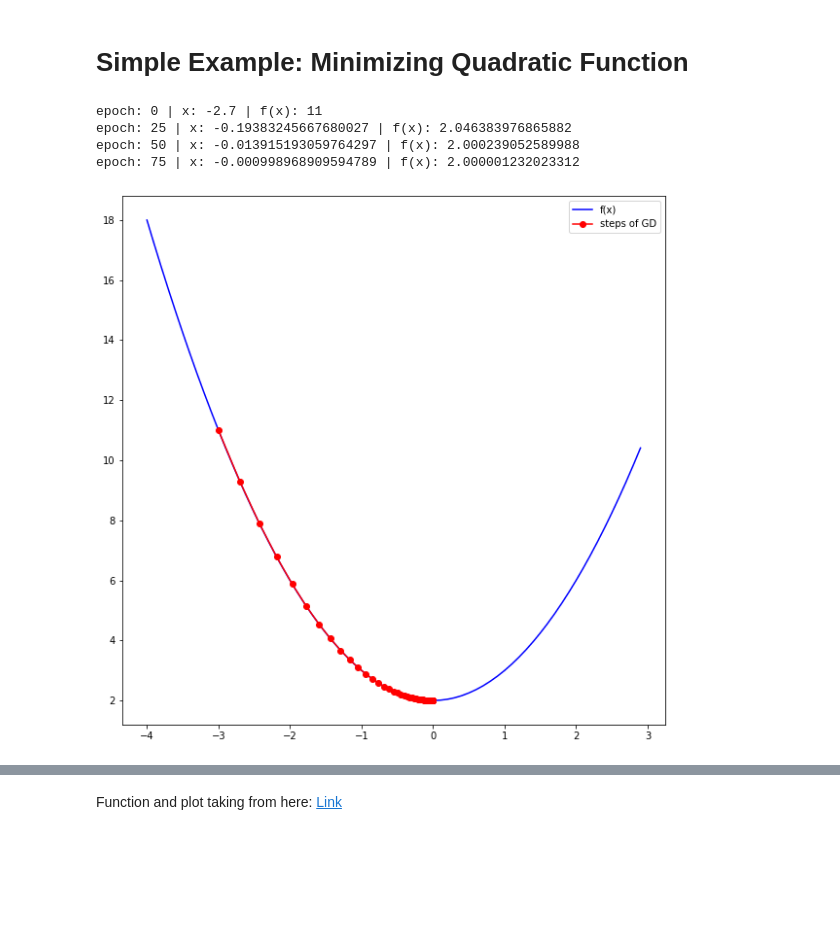
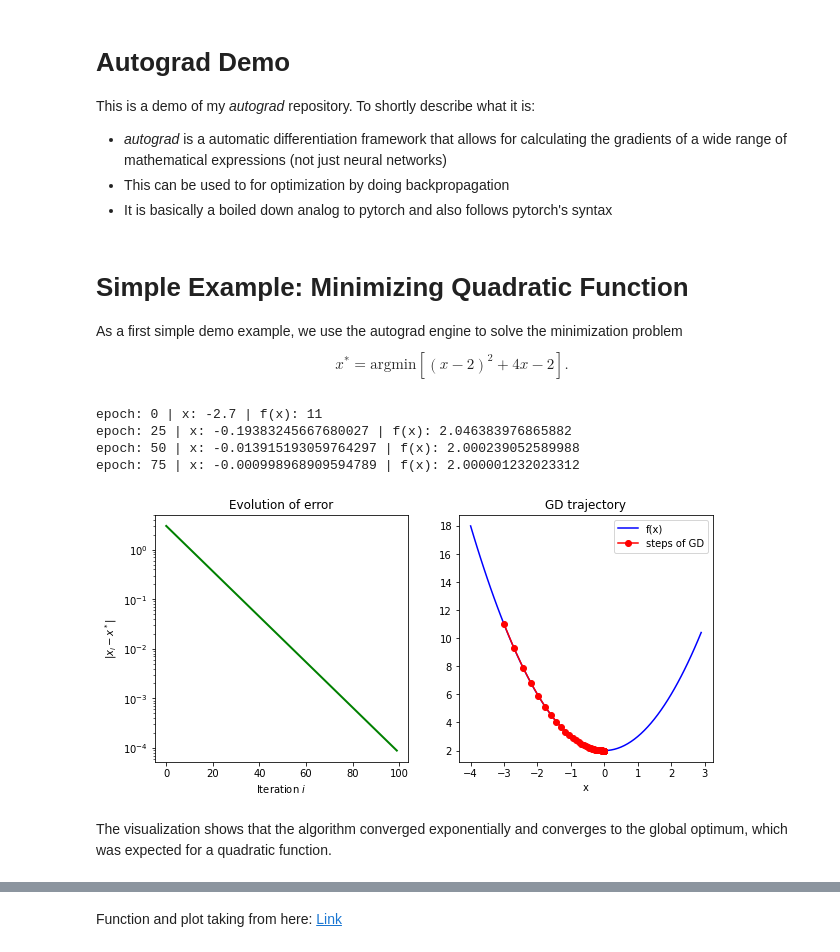
Before and after one commit to vbjan/autogradengine, a Jupyter notebook: demo.ipynb, the cells around one changed output, grey strips where cells are left out. Drawn from its saved outputs; the diff is of its cells as text; code cells hidden in the pictures; blank space fills up the shorter version.

Commit message:
Restructuring as a package and polishing demo.

```diff
--- a/demo.ipynb
+++ b/demo.ipynb
@@ -13,0 +1,6 @@ plt.rcParams["figure.figsize"] = (10,10)
+# %% [markdown]
+# Autograd Demo
+This is a demo of my *autograd* repository. To shortly describe what it is:
+- *autograd* is a automatic differentiation framework that allows for calculating the gradients of a wide range of mathematical expressions (not just neural networks)
+- This can be used to for optimization by doing backpropagation
+- It is basically a boiled down analog to pytorch and also follows pytorch's syntax
@@ -14,5 +18,7 @@ plt.rcParams["figure.figsize"] = (10,10)
 # %% [markdown]
 # Simple Example: Minimizing Quadratic Function
+As a first simple demo example, we use the autograd engine to solve the minimization problem
+$$x^*=\text{argmin}\left[(x-2)^2+4x-2\right].$$
 # %%
 # Defining the function to be optimized
 def f(x):
@@ -45,20 +68,37 @@ def perform_gd(module, optim, epochs=100):
 # %%
 # Perform optimization
-module = QuadrFuncMod()
-optim = GD(params=module.params, lr=0.05)
-x_value_history, func_value_history = perform_gd(module, optim)
+x_value_history, func_value_history = perform_gd()
 # %% [output]
 epoch: 0 | x: -2.7 | f(x): 11
 epoch: 25 | x: -0.19383245667680027 | f(x): 2.046383976865882
 epoch: 50 | x: -0.013915193059764297 | f(x): 2.000239052589988
 epoch: 75 | x: -0.000998968909594789 | f(x): 2.000001232023312
 # %%
+fig = plt.figure()
+
+# plot GD trajectory
+ax2 = fig.add_subplot(2, 2, 2)
 x_range = np.arange(-4, 3, .1)
-plt.plot(x_range, f(x_range), label='f(x)', color='b')
-plt.plot(x_value_history, func_value_history, '-o', color='r', label='steps of GD')
+ax2.plot(x_range, f(x_range), label='f(x)', color='b')
+ax2.plot(x_value_history, func_value_history, '-o', color='r', label='steps of GD')
 plt.legend()
-plt.show()
+plt.title("GD trajectory")
+plt.xlabel("x")
+
+# plot error
+x_star = 0  # analytical solution to minization problem
+error = np.abs(x_value_history - x_star)
+ax1 = fig.add_subplot(2, 2, 1)
+line, = ax1.plot(error, color='g', lw=2)
+ax1.set_yscale('log')
+plt.title('Evolution of error')
+plt.xlabel('Iteration $i$')
+plt.ylabel('$|x_i-x^*|$')
+
+pylab.show()
 # %% [output]
-[figure, old version]
+[figure, new version]
+# %% [markdown]
+The visualization shows that the algorithm converged exponentially and converges to the global optimum, which was expected for a quadratic function.
 # %% [markdown]
 # Multivariate Minimization
```
Also changed, not shown: parts of 8 cells of this notebook, 3 other files.
